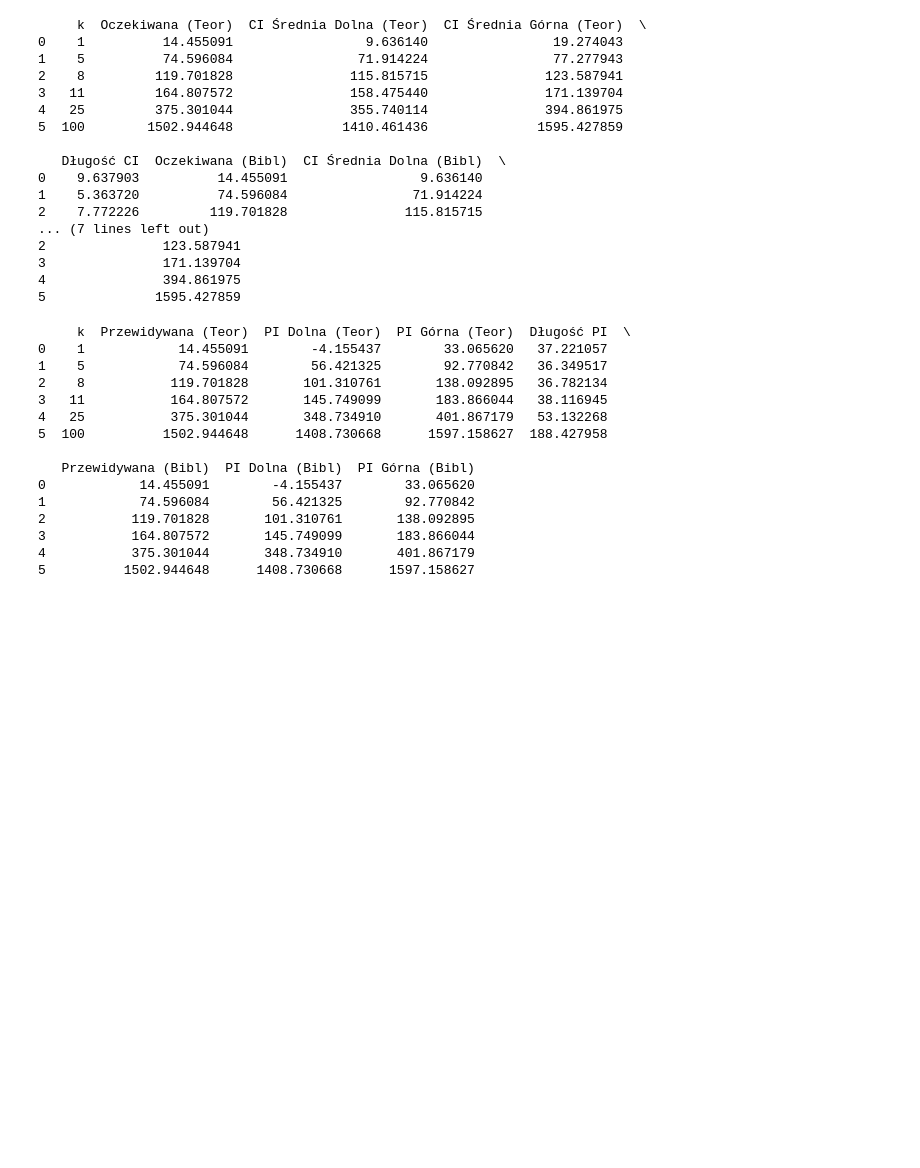
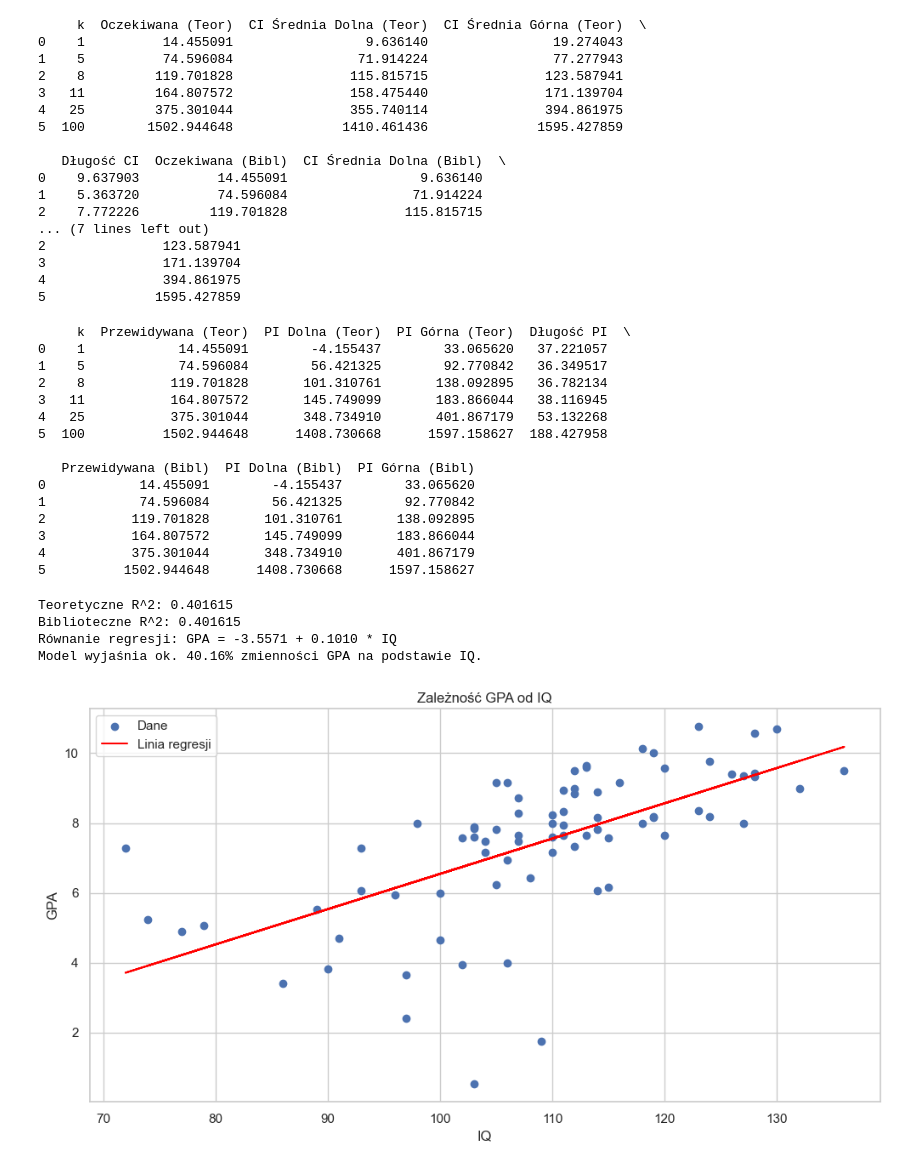
Before and after one commit to jkowalczyk08/statistics-2025, a Jupyter notebook: lab04/lab04.ipynb, the cells around one changed output. Cells and saved outputs as stored; diff of their text form; code cells hidden in the pictures; blank space fills up the shorter version.

```diff
--- a/lab04/lab04.ipynb
+++ b/lab04/lab04.ipynb
@@ -346,3 +346,62 @@ plt.close()
 # d) wykres punktów + regresja liniowa + przedziały predykcyjne
 
 # e) powtórzenie punktu a dla PH a nie dla IQ
+# %%
+df = pd.read_csv('tabela1_6.txt', sep=r'\s+', header=None, names=['Index', 'GPA', 'IQ', 'Gender', 'PH'])
+
+y = df['GPA'].values
+x = df['IQ'].values
+n = len(y)
+alpha = 0.05
+alpha_pred = 0.10
+# %%
+# 2.a
+x_mean = np.mean(x) # type: ignore
+y_mean = np.mean(y) # type: ignore
+
+numerator = np.sum((x - x_mean) * (y - y_mean))
+denominator = np.sum((x - x_mean)**2)
+
+beta_1_teor = numerator / denominator
+beta_0_teor = y_mean - beta_1_teor * x_mean
+
+y_pred_teor = beta_0_teor + beta_1_teor * x
+
+sst = np.sum((y - y_mean)**2)
+sse = np.sum((y - y_pred_teor)**2)
+ssr = sst - sse
+r2_teor = ssr / sst
+
+print(f"Teoretyczne R^2: {r2_teor:.6f}")
+
+X = sm.add_constant(x)
+model = sm.OLS(y, X).fit()
+beta_0_lib, beta_1_lib = model.params
+r2_lib = model.rsquared
+
+print(f"Biblioteczne R^2: {r2_lib:.6f}")
+print(f"Równanie regresji: GPA = {beta_0_lib:.4f} + {beta_1_lib:.4f} * IQ")
+
+print(f"Model wyjaśnia ok. {r2_lib*100:.2f}% zmienności GPA na podstawie IQ.")
+
+plt.figure()
+plt.scatter(x, y, label='Dane')
+plt.plot(x, beta_0_lib + beta_1_lib * x, color='red', label='Linia regresji')
+plt.xlabel('IQ')
+plt.ylabel('GPA')
+plt.title('Zależność GPA od IQ')
+plt.legend()
+plt.savefig(os.path.join('zad2', 'plot_a_gpa_iq.png'))
+
+table_a_data = [
+    ["R^2", "Wartość", f"{r2_teor:.6f}", f"{r2_lib:.6f}"]
+]
+df_a = pd.DataFrame(table_a_data, columns=["Parametr", "Metryka", "Teoretycznie", "Biblioteka"])
+with open(os.path.join('zad2', 'table_a_r2.md'), 'w') as f:
+    f.write(df_a.to_markdown(index=False))
+# %% [output]
+Teoretyczne R^2: 0.401615
+Biblioteczne R^2: 0.401615
+Równanie regresji: GPA = -3.5571 + 0.1010 * IQ
+Model wyjaśnia ok. 40.16% zmienności GPA na podstawie IQ.
+[figure, added]
```
Also changed, not shown: parts of 5 cells of this notebook, 7 other files.
